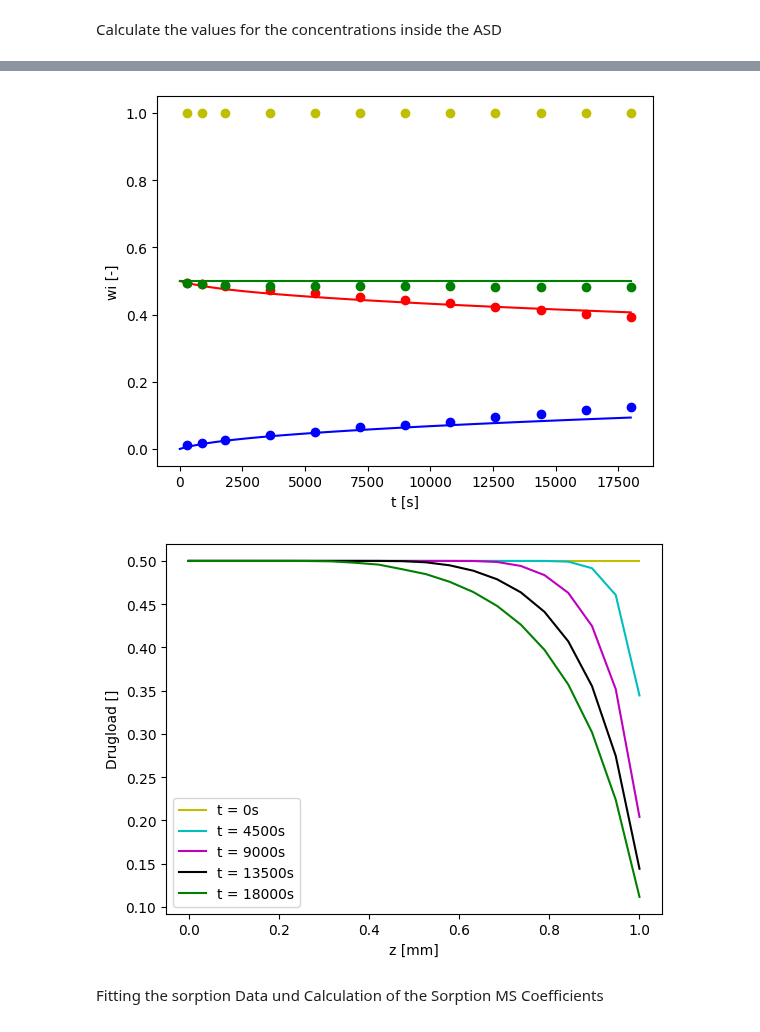
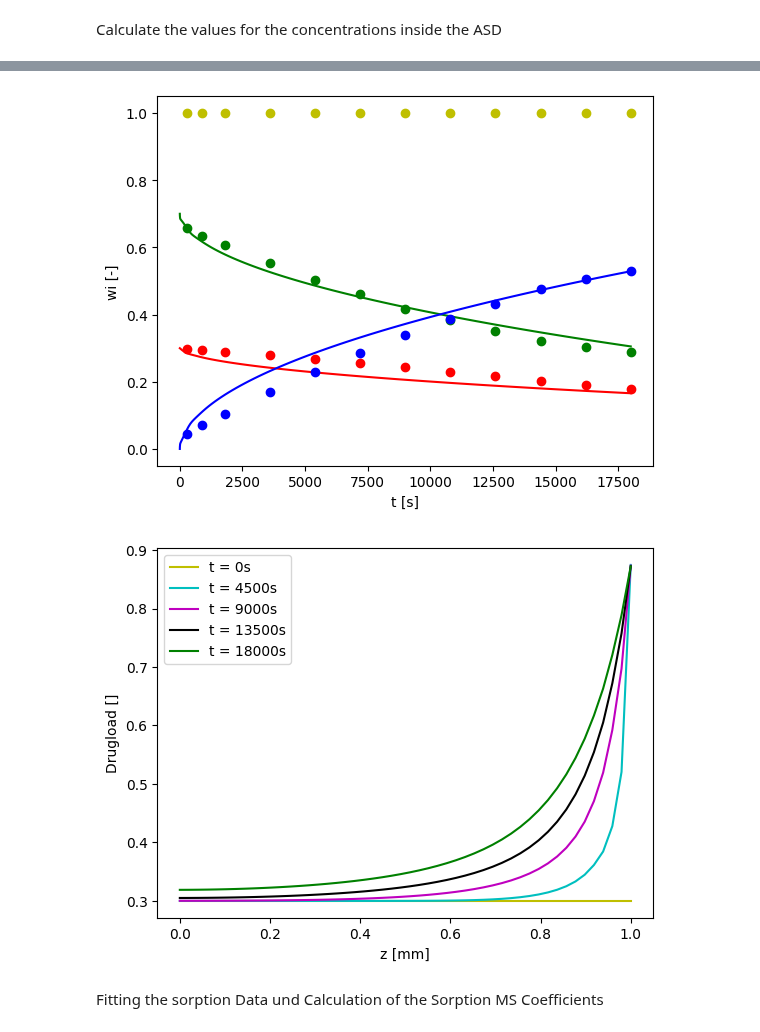
Before and after one commit to Borrdom/diffusionpy, a Jupyter notebook: examples_notebooks/001_First_approach_ideal_v3.ipynb, the cells around one changed output, grey strips where cells are left out. Drawn from its saved outputs; the diff is of its cells as text; code cells hidden in the pictures.

```diff
--- a/examples_notebooks/001_First_approach_ideal_v3.ipynb
+++ b/examples_notebooks/001_First_approach_ideal_v3.ipynb
@@ -197,17 +197,21 @@ def Choose_ASD(ASD_L,ASD_DL):
     def fit_Diff_ASD(wAPI_ASD,wPol_ASD,wH2O_ASD,wges_ASD):
         def Diffforfit(t,D1,D2,D3):
             Dscale=1E13 #Hilfsvariable
+            D1=10
             Dvec=np.asarray([D1,D2,D3])/Dscale #Normieren der Diffusionskoeffs (DKs)
+
             # Dvec=np.fmax(Dvec,1E-16)
             print(D1) #Ausgeben der normierten DKs
             print(D2)
             print(D3)
-            wt,wtz,_,_=Diffusion_MS(t,L,Dvec,wi_0,wi_8,Mi,mobile,full_output=True)
+            wt,wtz,_,_=Diffusion_MS(t,L,Dvec,wi_0,wi_8,Mi,mobile,full_output=True,nz=50)
             return np.hstack((wt[:,0],wt[:,1])) #Rückgabe von wAPI_ASD und wPol_ASD
         wexp=np.hstack((wAPI_ASD,wPol_ASD)) #Zusammenfügen zu einem Array
         Dscale=1E13
-        qopt_H2O, qcov_H2O= curve_fit(Diffforfit,texp,wexp,bounds=(1E-6,1E12),p0=(100,1,1)) #Einsetzen von normierten DKs in Solver
+        qopt_H2O, qcov_H2O= curve_fit(Diffforfit,texp,wexp,bounds=(1E-6,1E12),p0=(10,1,1)) #Einsetzen von normierten DKs in Solver
+        qopt_H2O[0]=10
         Dvecopt=qopt_H2O/Dscale #Zurückskalieren der optimierten DKs in Array
+        # Dvecopt=np.asarray([1.078000000e-11, 6.76785410e-12, 1.77526389e-11])
         print(Dvecopt)
 
 
@@ -217,7 +221,7 @@ def Choose_ASD(ASD_L,ASD_DL):
 
 
     Dvecopt=  fit_Diff_ASD(wAPI_ASD,wPol_ASD,wH2O_ASD,wges_ASD) #Aufrufen der Fit- Funktion  #np.array([1E-8,1E-12,1E-8])
-    wt,wtz,_,_=Diffusion_MS(t,L,Dvecopt,wi_0,wi_8,Mi,mobile,full_output=True) #Aufrufen der Diffusionsgleichung mit optimierten Dks
+    wt,wtz,_,_=Diffusion_MS(t,L,Dvecopt,wi_0,wi_8,Mi,mobile,full_output=True,nz=50) #Aufrufen der Diffusionsgleichung mit optimierten Dks
     DL_z= wtz[:,0,:]/(wtz[:,0,:]+wtz[:,1,:])
 
     return wt, Dvecopt, wAPI_ASD,wPol_ASD,wH2O_ASD,wges_ASD, DL_z
@@ -244,12 +248,12 @@ def Plot_Fit (ASD_L,DL):
     #axis.plot(xDL,Dvec_array[2,:],'b*')
     #wt,b,wAPI_ASD,wPol_ASD,wH2O_ASD,wges_ASD, DL_z= Choose_ASD(ASD_L,DL)
     fig,ax =plt.subplots()
-    z= np.linspace(0,ASD_L,20)
-    ax.plot(z,DL_z[0,0:20],'y-',label ='t = 0s')
-    ax.plot(z,DL_z[19,0:20],'c-',label ='t = 4500s')
-    ax.plot(z,DL_z[39,0:20],'m-',label ='t = 9000s')
-    ax.plot(z,DL_z[59,0:20],'k-',label ='t = 13500s')
-    ax.plot(z,DL_z[79,0:20],'g-',label ='t = 18000s')
+    z= np.linspace(0,ASD_L,50)
+    ax.plot(z,DL_z[0,0:-1],'y-',label ='t = 0s')
+    ax.plot(z,DL_z[19,0:-1],'c-',label ='t = 4500s')
+    ax.plot(z,DL_z[39,0:-1],'m-',label ='t = 9000s')
+    ax.plot(z,DL_z[59,0:-1],'k-',label ='t = 13500s')
+    ax.plot(z,DL_z[79,0:-1],'g-',label ='t = 18000s')
     ax.set_xlabel('z [mm]')
     ax.set_ylabel('Drugload []')
     ax.legend()
@@ -275,6 +279,6 @@ def Export_to_Excel (ASD_L,DL):
 
 
 #Choose_ASD(1,0.7)
-Plot_Fit (1,0.5)
+Plot_Fit (1,0.3)
 #Export_to_Excel(1,0.5)
 # %% [output]
@@ -298,5 +302,5 @@ Plot_Fit (1,0.5)
-[figure, old version]
+[figure, new version]
-[figure, old version]
+[figure, new version]
 # %% [markdown]
 Fitting the sorption Data und Calculation of the Sorption MS Coefficients
 # %%
```
Also changed, not shown: parts of 2 cells of this notebook.
